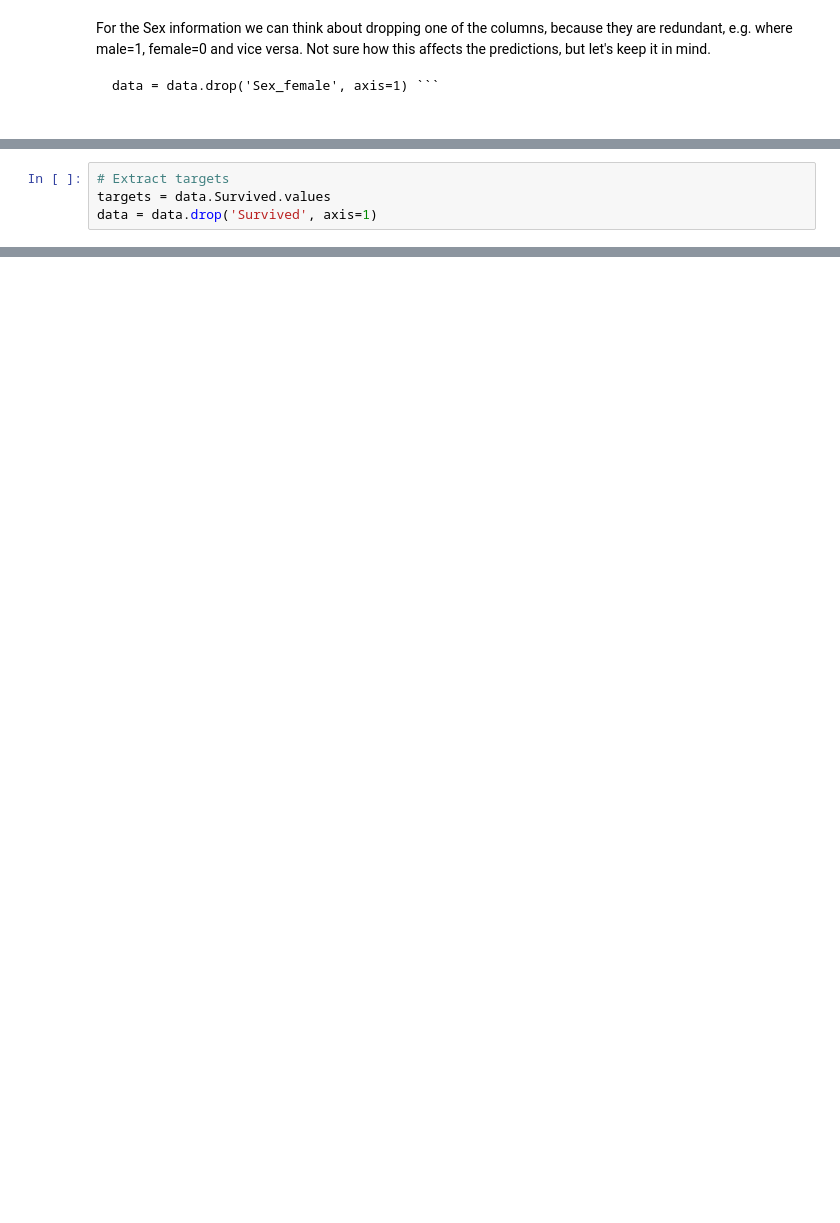
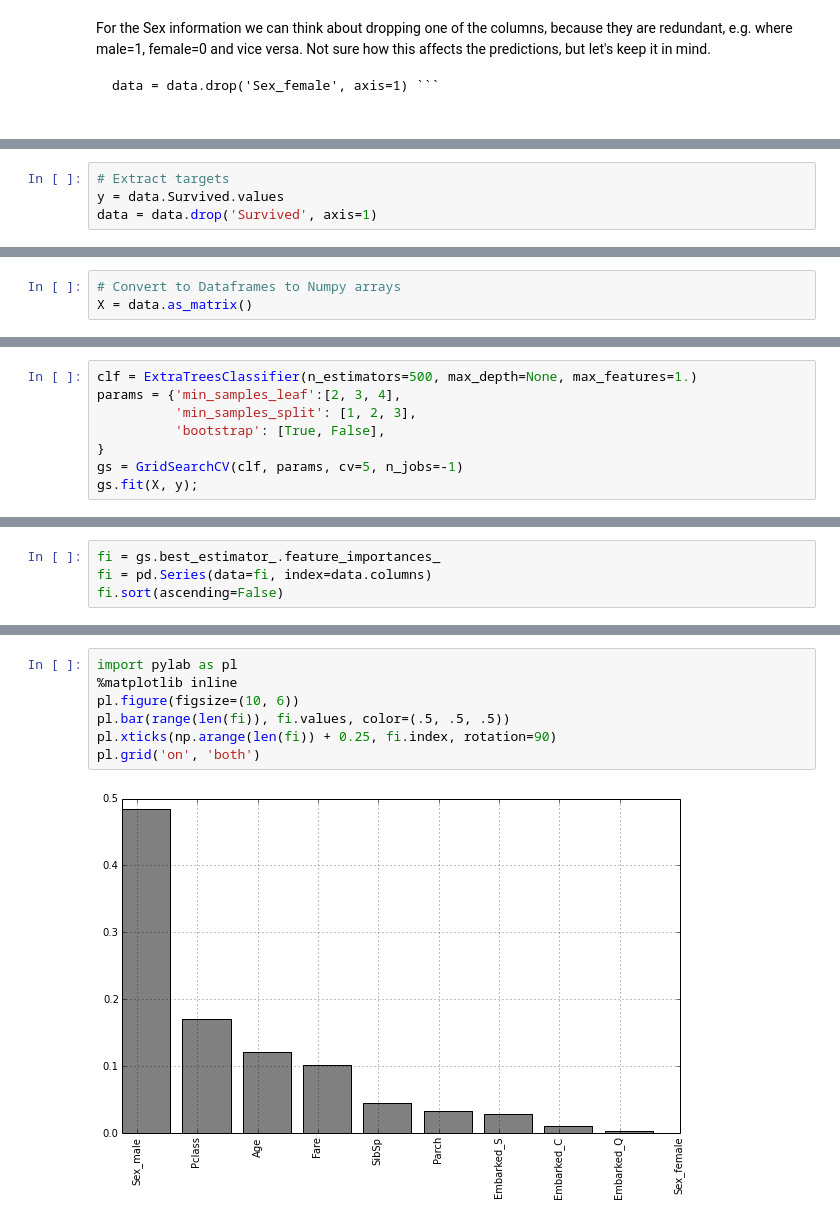
Before and after one commit to neocortex/notebooks, a Jupyter notebook: kaggle-titanic/Kaggle - Titanic.ipynb, the cells around one changed output, grey strips where cells are left out. Cells and saved outputs as stored; diff of their text form; blank space fills up the shorter version.

```diff
--- a/kaggle-titanic/Kaggle - Titanic.ipynb
+++ b/kaggle-titanic/Kaggle - Titanic.ipynb
@@ -50,5 +61,5 @@ data = data.drop('Embarked', axis=1)
 data = pd.concat((data, new_embarked_column), axis=1)
 # %%
 # Extract targets
-targets = data.Survived.values
+y = data.Survived.values
 data = data.drop('Survived', axis=1)
@@ -89,0 +66,3 @@ return gs
+# %%
+# Convert to Dataframes to Numpy arrays
+X = data.as_matrix()
@@ -89,0 +91,8 @@ return gs
+# %%
+clf = ExtraTreesClassifier(n_estimators=500, max_depth=None, max_features=1.)
+params = {'min_samples_leaf':[2, 3, 4],
+          'min_samples_split': [1, 2, 3],
+          'bootstrap': [True, False],
+}
+gs = GridSearchCV(clf, params, cv=5, n_jobs=-1)
+gs.fit(X, y);
@@ -89,0 +117,4 @@ return gs
+# %%
+fi = gs.best_estimator_.feature_importances_
+fi = pd.Series(data=fi, index=data.columns)
+fi.sort(ascending=False)
@@ -89,0 +135,9 @@ return gs
+# %%
+import pylab as pl
+%matplotlib inline
+pl.figure(figsize=(10, 6))
+pl.bar(range(len(fi)), fi.values, color=(.5, .5, .5))
+pl.xticks(np.arange(len(fi)) + 0.25, fi.index, rotation=90)
+pl.grid('on', 'both')
+# %% [output]
+[figure, added]
```
Also changed, not shown: parts of 27 cells of this notebook.
